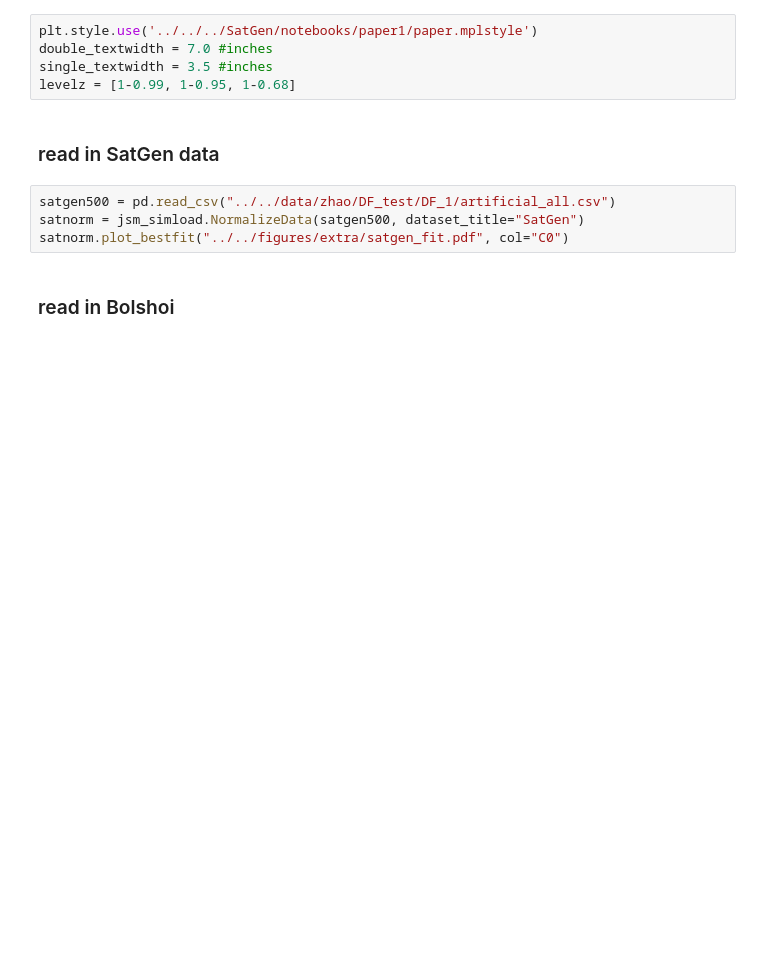
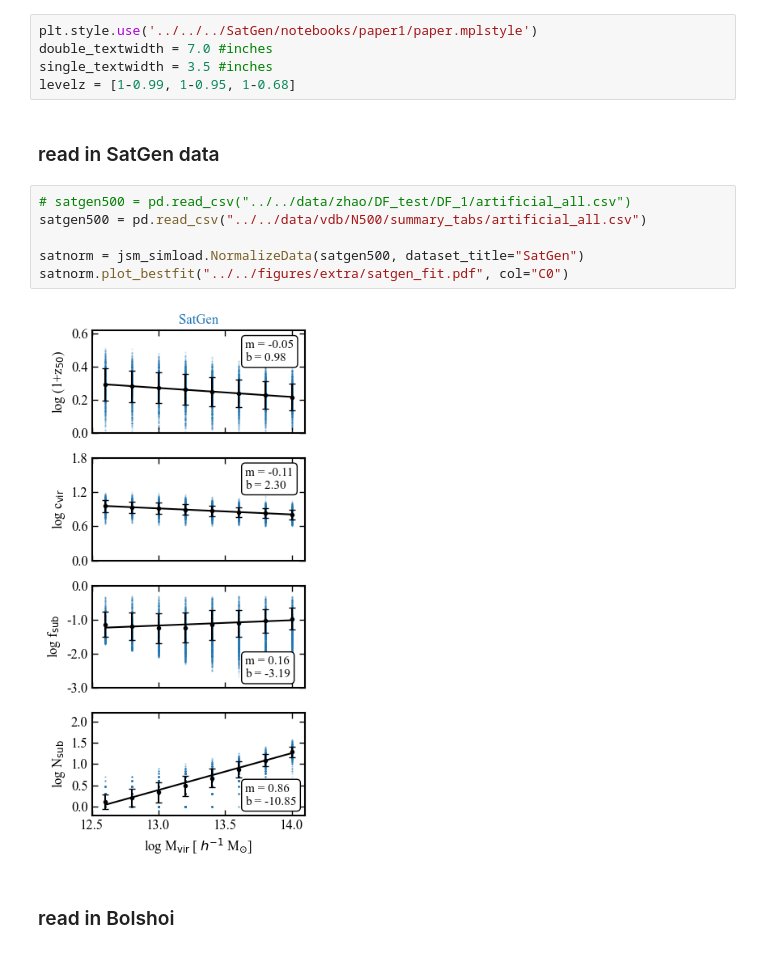
Before and after one commit to jsmonzon/MassSpec, a Jupyter notebook: notebooks/correlations/rho_mat_comp.ipynb, the cells around one changed output. Saved outputs shown, nothing was run; the diff lists cells and outputs as text; blank space fills up the shorter version.

```diff
--- a/notebooks/correlations/rho_mat_comp.ipynb
+++ b/notebooks/correlations/rho_mat_comp.ipynb
@@ -35,9 +35,13 @@ levelz = [1-0.99, 1-0.95, 1-0.68]
 # %% [markdown]
 ### read in SatGen data
 # %%
-satgen500 = pd.read_csv("../../data/zhao/DF_test/DF_1/artificial_all.csv")
+# satgen500 = pd.read_csv("../../data/zhao/DF_test/DF_1/artificial_all.csv")
+satgen500 = pd.read_csv("../../data/vdb/N500/summary_tabs/artificial_all.csv")
+
 satnorm = jsm_simload.NormalizeData(satgen500, dataset_title="SatGen")
 satnorm.plot_bestfit("../../figures/extra/satgen_fit.pdf", col="C0")
+# %% [output]
+[figure, added]
 # %% [markdown]
 ### read in Bolshoi
 # %%
```
Also changed, not shown: parts of 6 cells of this notebook, 21 other files.
